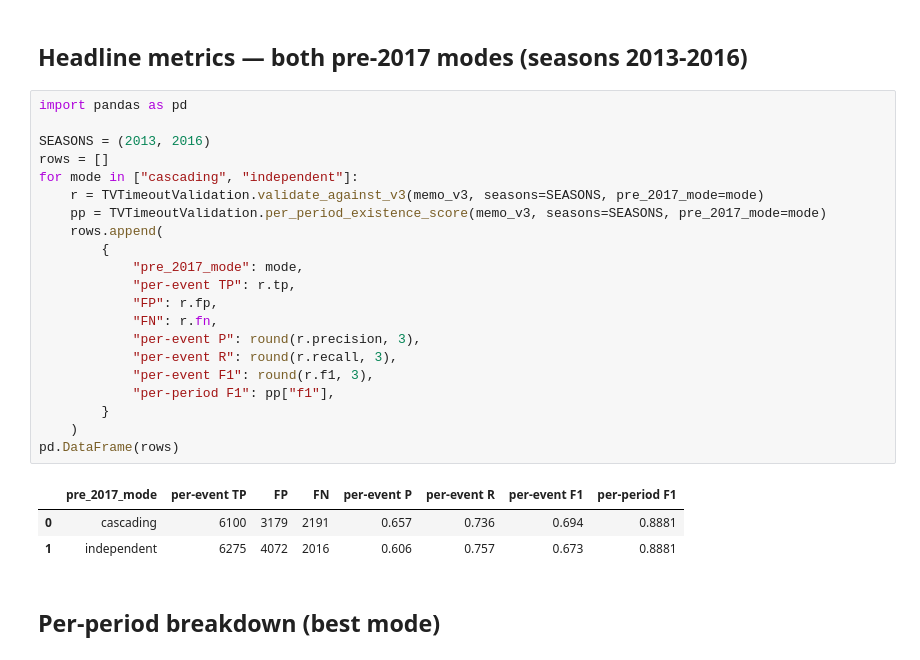
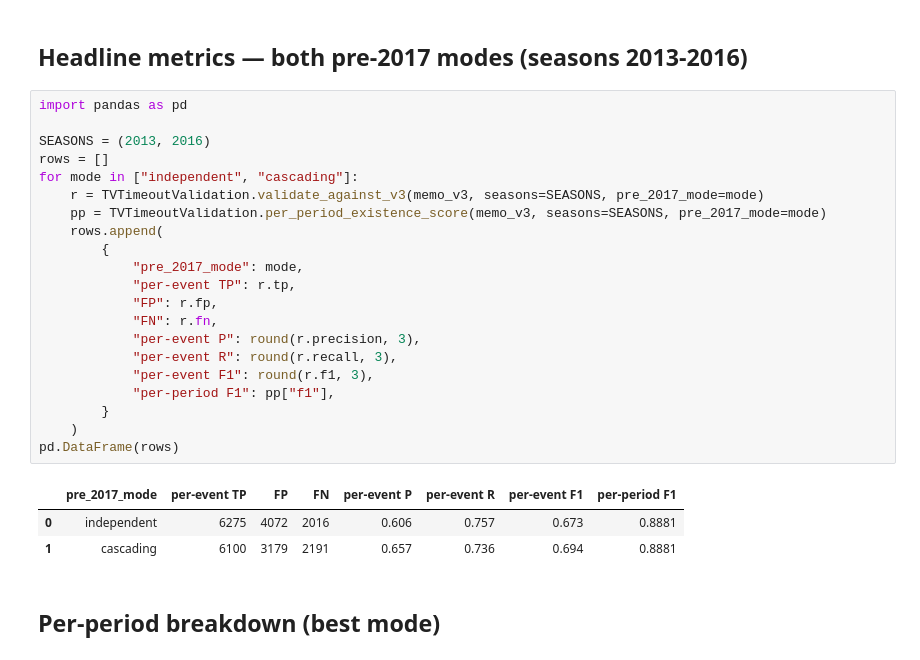
Before and after one commit to akseldkw07/NBA-Timeout-Impact, a Jupyter notebook: Notebooks/TV-Timeout-Injection.ipynb, the cells around one changed output. Cells and saved outputs as stored; diff of their text form.

```diff
--- a/Notebooks/TV-Timeout-Injection.ipynb
+++ b/Notebooks/TV-Timeout-Injection.ipynb
@@ -130,28 +130,28 @@ post-2017 rule changes.
 # %%
 import pandas as pd
 
 SEASONS = (2013, 2016)
 rows = []
-for mode in ["cascading", "independent"]:
+for mode in ["independent", "cascading"]:
     r = TVTimeoutValidation.validate_against_v3(memo_v3, seasons=SEASONS, pre_2017_mode=mode)
     pp = TVTimeoutValidation.per_period_existence_score(memo_v3, seasons=SEASONS, pre_2017_mode=mode)
     rows.append(
         {
             "pre_2017_mode": mode,
             "per-event TP": r.tp,
             "FP": r.fp,
             "FN": r.fn,
             "per-event P": round(r.precision, 3),
             "per-event R": round(r.recall, 3),
             "per-event F1": round(r.f1, 3),
             "per-period F1": pp["f1"],
         }
     )
 pd.DataFrame(rows)
 # %% [output]
 |  | pre_2017_mode | per-event TP | FP | FN | per-event P | per-event R | per-event F1 | per-period F1 |
-| 0 | cascading | 6100 | 3179 | 2191 | 0.657 | 0.736 | 0.694 | 0.8881 |
-| 1 | independent | 6275 | 4072 | 2016 | 0.606 | 0.757 | 0.673 | 0.8881 |
+| 0 | independent | 6275 | 4072 | 2016 | 0.606 | 0.757 | 0.673 | 0.8881 |
+| 1 | cascading | 6100 | 3179 | 2191 | 0.657 | 0.736 | 0.694 | 0.8881 |
 # %% [markdown]
 ## Per-period breakdown (best mode)
 # %%
```
Also changed, not shown: parts of 14 cells of this notebook, 7 other files.
